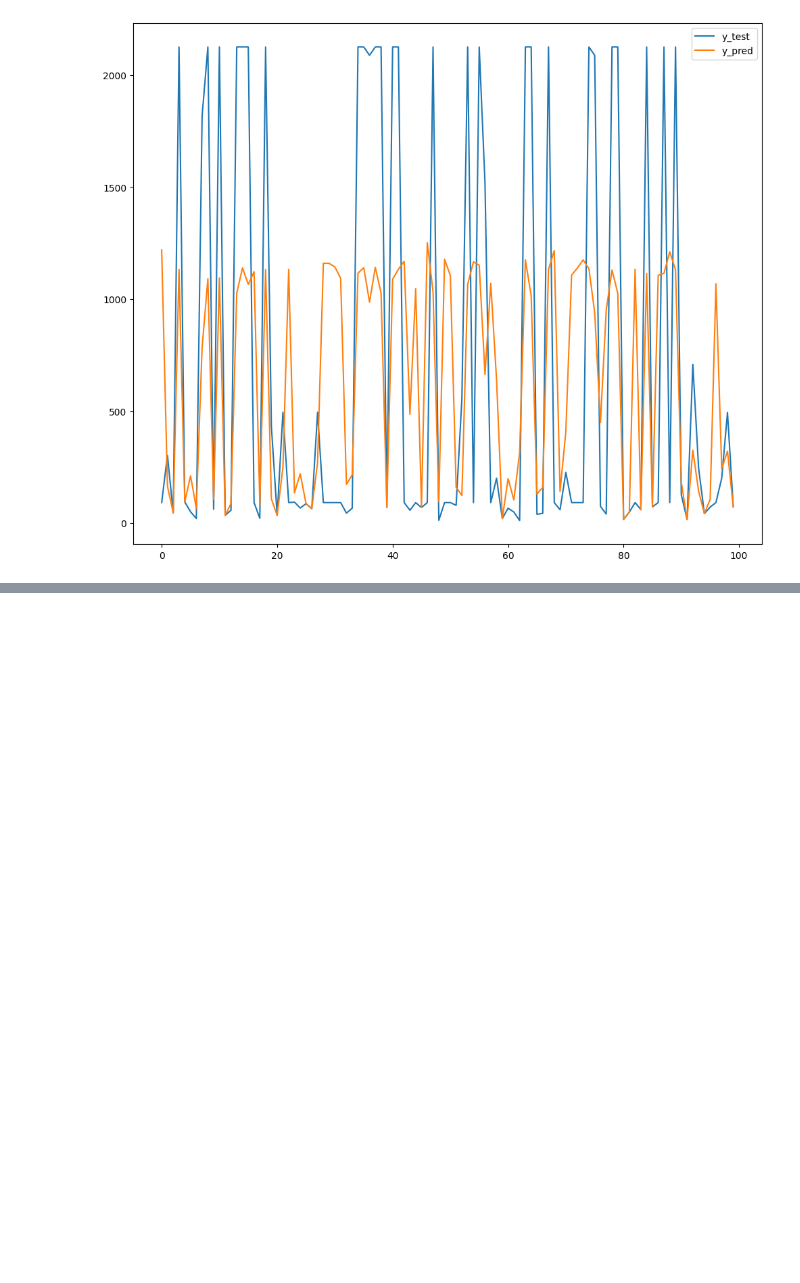
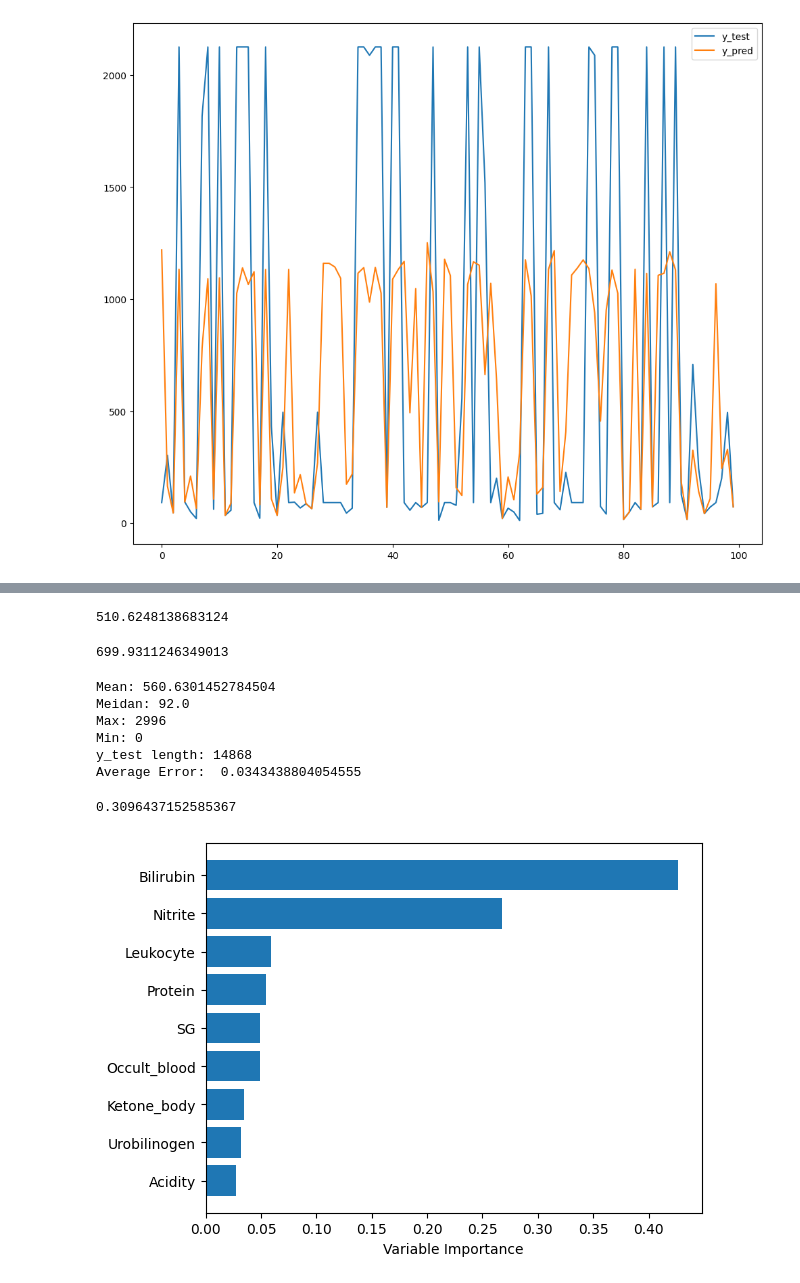
Before and after one commit to Choi-JaeSung/Industrial_AI_Challenge_2022, a Jupyter notebook: Modeling/Modeling_Glucose.ipynb, the cells around one changed output, grey strips where cells are left out. Saved outputs shown, nothing was run; the diff lists cells and outputs as text; code cells hidden in the pictures; blank space fills up the shorter version.

```diff
--- a/Modeling/Modeling_Glucose.ipynb
+++ b/Modeling/Modeling_Glucose.ipynb
@@ -240,0 +316,4 @@ plt.show()
+# %%
+svr = SVR(kernel='rbf', C=100, epsilon=0.1, verbose=True)
+# %%
+svr.fit(X=X_train, y=y_train)
@@ -240,0 +343,2 @@ plt.show()
+# %%
+kfold = KFold(10, shuffle=True, random_state=2022)
@@ -240,0 +347,3 @@ plt.show()
+# %%
+grid = GridSearchCV(svr, params, n_jobs=8, cv=kfold, refit=True)
+grid.fit(X_train, y_train)
@@ -240,0 +365,8 @@ plt.show()
+# %%
+mean_absolute_error(y_test, y_pred)
+# %% [output]
+510.6248138683124
+# %%
+np.sqrt(mean_squared_error(y_test, y_pred))
+# %% [output]
+699.9311246349013
@@ -240,0 +420,32 @@ plt.show()
+# %%
+# Test_data 14868개 중 MAE 값이 510.60814 -> data 하나당 평균 오차 약 0.03434
+
+print('Mean:', y_test.mean())
+print('Meidan:', y_test.median())
+print('Max:', y_test.max())
+print('Min:', y_test.min())
+print('y_test length:', len(y_test))
+print('Average Error: ', mean_absolute_error(y_test, y_pred) / len(y_test))
+# %% [output]
+Mean: 560.6301452784504
+Meidan: 92.0
+Max: 2996
+Min: 0
+y_test length: 14868
+Average Error:  0.0343438804054555
+# %%
+grid.best_score_
+# %% [output]
+0.3096437152585367
+# %%
+# Feature Importance
+
+feature_importance = grid.best_estimator_.feature_importances_
+sorted_idx = np.argsort(feature_importance)
+barPos = np.arange(sorted_idx.shape[0])+.5
+plt.barh(barPos, feature_importance[sorted_idx], align='center')
+plt.yticks(barPos, dataset.columns[sorted_idx])
+plt.xlabel('Variable Importance')
+plt.show()
+# %% [output]
+[figure, added]
```
Also changed, not shown: parts of 134 cells of this notebook, 8 other files.
